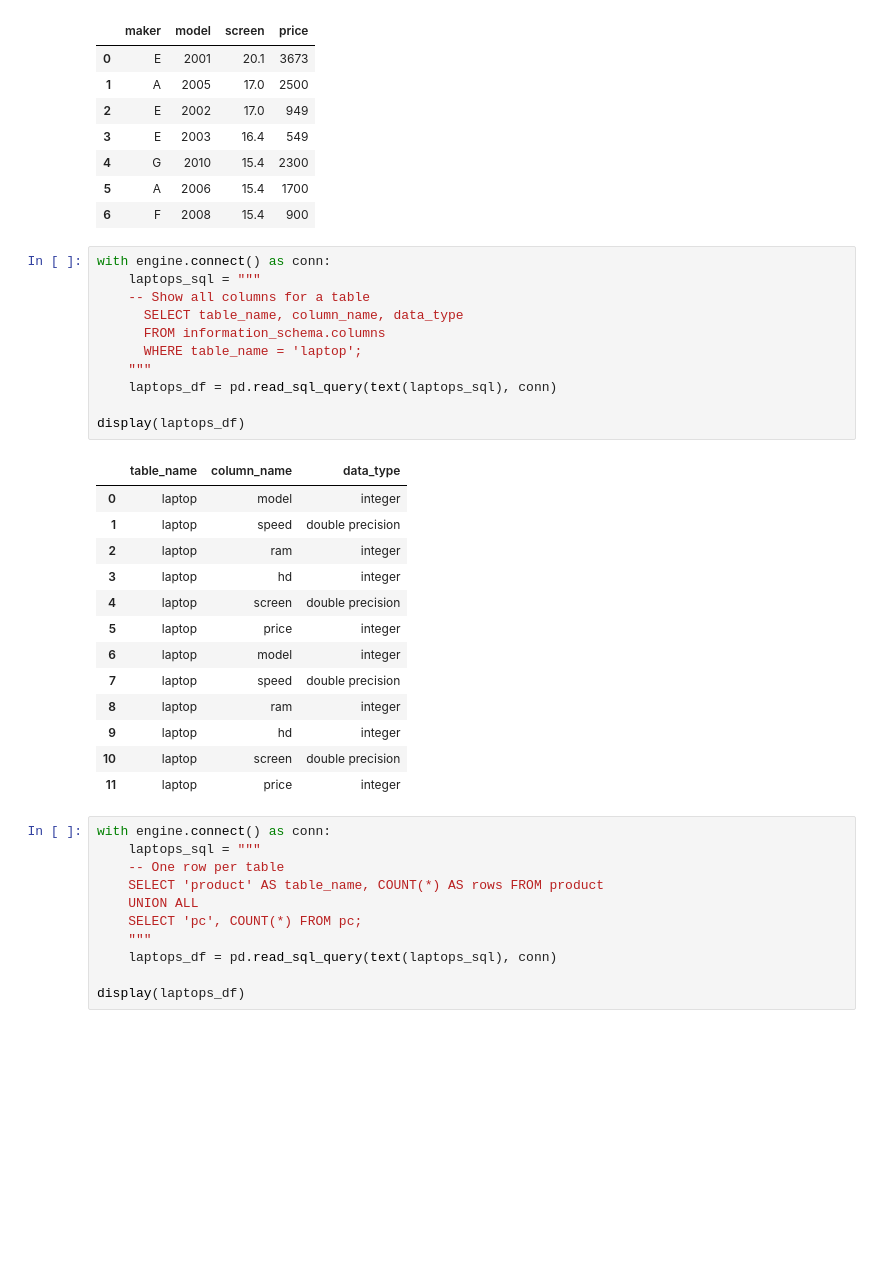
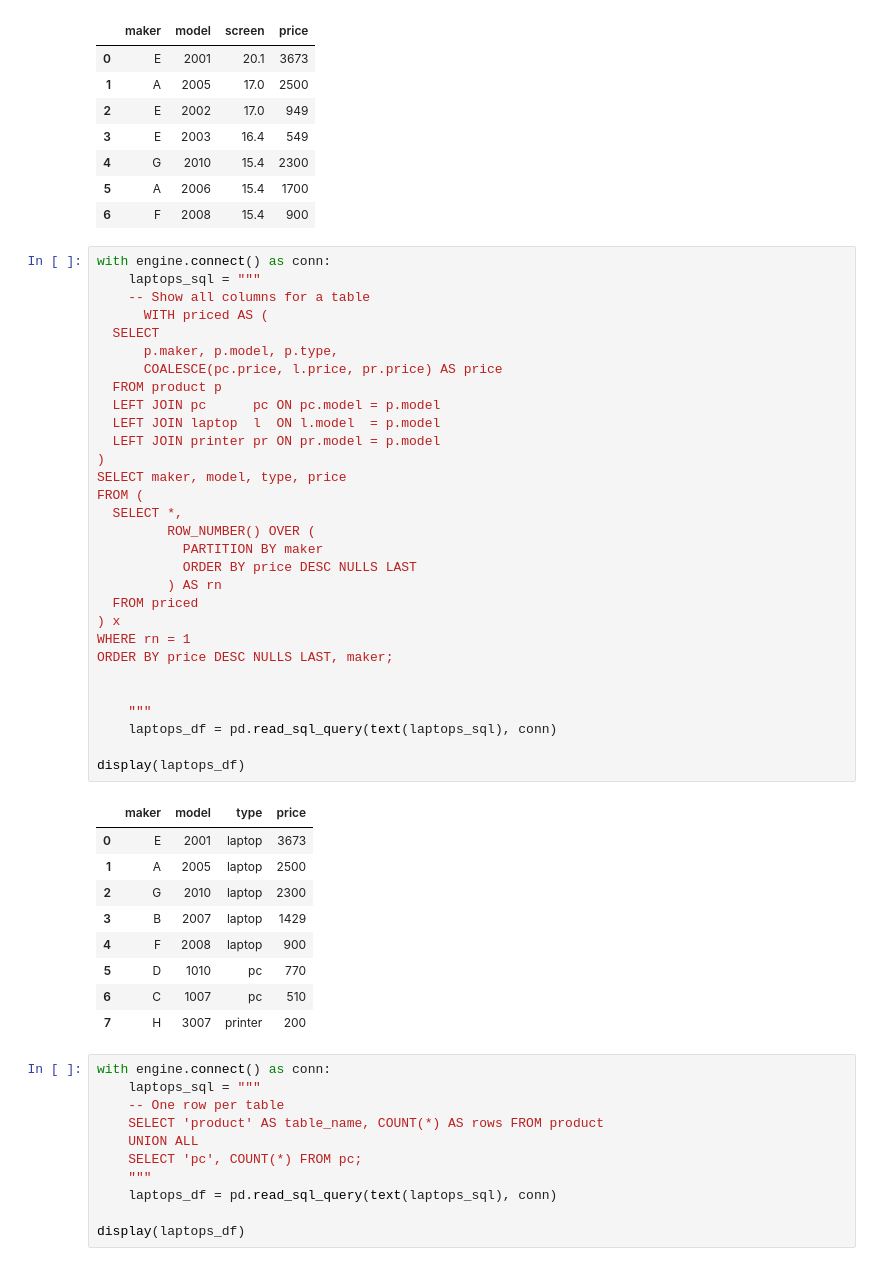
Before and after one commit to palxx/CSCI-226, a Jupyter notebook: c226f25_DBwithNEONandColab.ipynb, the cells around one changed output. Cells and saved outputs as stored; diff of their text form; blank space fills up the shorter version.

```diff
--- a/c226f25_DBwithNEONandColab.ipynb
+++ b/c226f25_DBwithNEONandColab.ipynb
@@ -58,31 +58,46 @@ Laptops (screen > 15"):
 | 4 | G | 2010 | 15.4 | 2300 |
 | 5 | A | 2006 | 15.4 | 1700 |
 | 6 | F | 2008 | 15.4 | 900 |
-# %%
-with engine.connect() as conn:
-    laptops_sql = """
-    -- Show all columns for a table
-      SELECT table_name, column_name, data_type
-      FROM information_schema.columns
-      WHERE table_name = 'laptop';
-    """
-    laptops_df = pd.read_sql_query(text(laptops_sql), conn)
-
-display(laptops_df)
-# %% [output]
-|  | table_name | column_name | data_type |
-| 0 | laptop | model | integer |
-| 1 | laptop | speed | double precision |
-| 2 | laptop | ram | integer |
-| 3 | laptop | hd | integer |
-| 4 | laptop | screen | double precision |
-| 5 | laptop | price | integer |
-| 6 | laptop | model | integer |
-| 7 | laptop | speed | double precision |
-| 8 | laptop | ram | integer |
-| 9 | laptop | hd | integer |
-| 10 | laptop | screen | double precision |
-| 11 | laptop | price | integer |
+# %%
+with engine.connect() as conn:
+    laptops_sql = """
+    -- Show all columns for a table
+      WITH priced AS (
+  SELECT
+      p.maker, p.model, p.type,
+      COALESCE(pc.price, l.price, pr.price) AS price
+  FROM product p
+  LEFT JOIN pc      pc ON pc.model = p.model
+  LEFT JOIN laptop  l  ON l.model  = p.model
+  LEFT JOIN printer pr ON pr.model = p.model
+)
+SELECT maker, model, type, price
+FROM (
+  SELECT *,
+         ROW_NUMBER() OVER (
+           PARTITION BY maker
+           ORDER BY price DESC NULLS LAST
+         ) AS rn
+  FROM priced
+) x
+WHERE rn = 1
+ORDER BY price DESC NULLS LAST, maker;
+
+
+    """
+    laptops_df = pd.read_sql_query(text(laptops_sql), conn)
+
+display(laptops_df)
+# %% [output]
+|  | maker | model | type | price |
+| 0 | E | 2001 | laptop | 3673 |
+| 1 | A | 2005 | laptop | 2500 |
+| 2 | G | 2010 | laptop | 2300 |
+| 3 | B | 2007 | laptop | 1429 |
+| 4 | F | 2008 | laptop | 900 |
+| 5 | D | 1010 | pc | 770 |
+| 6 | C | 1007 | pc | 510 |
+| 7 | H | 3007 | printer | 200 |
 # %%
 with engine.connect() as conn:
     laptops_sql = """
```
